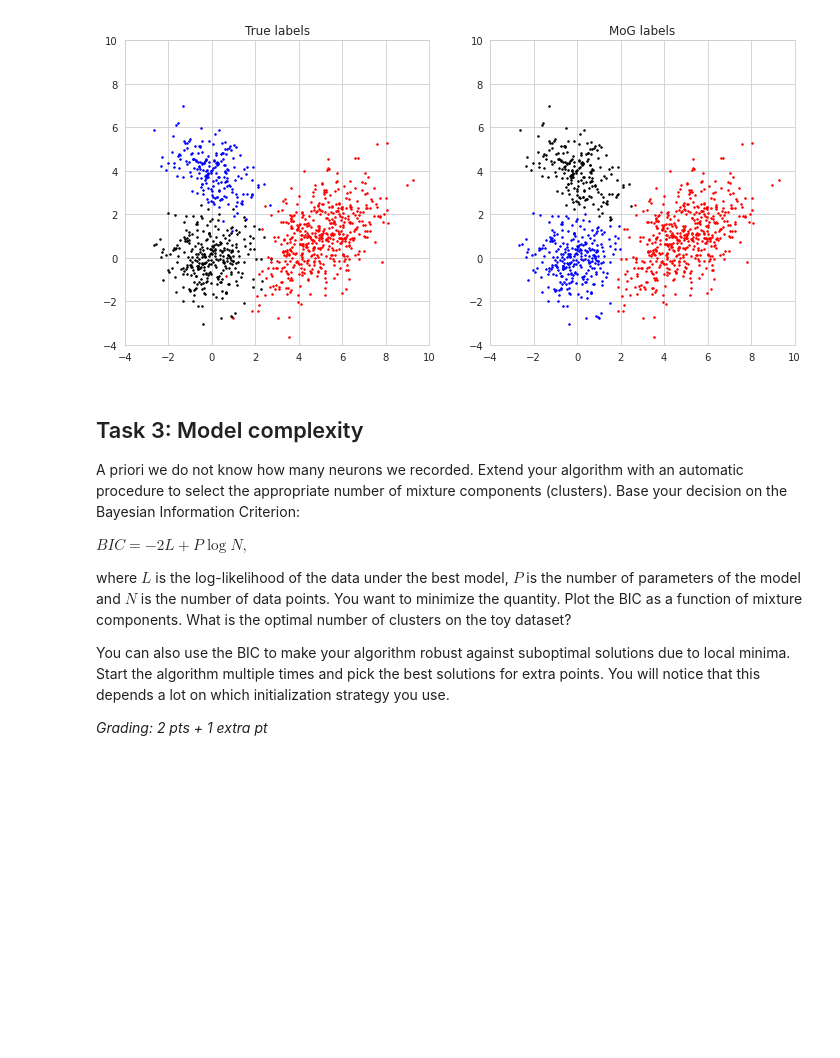
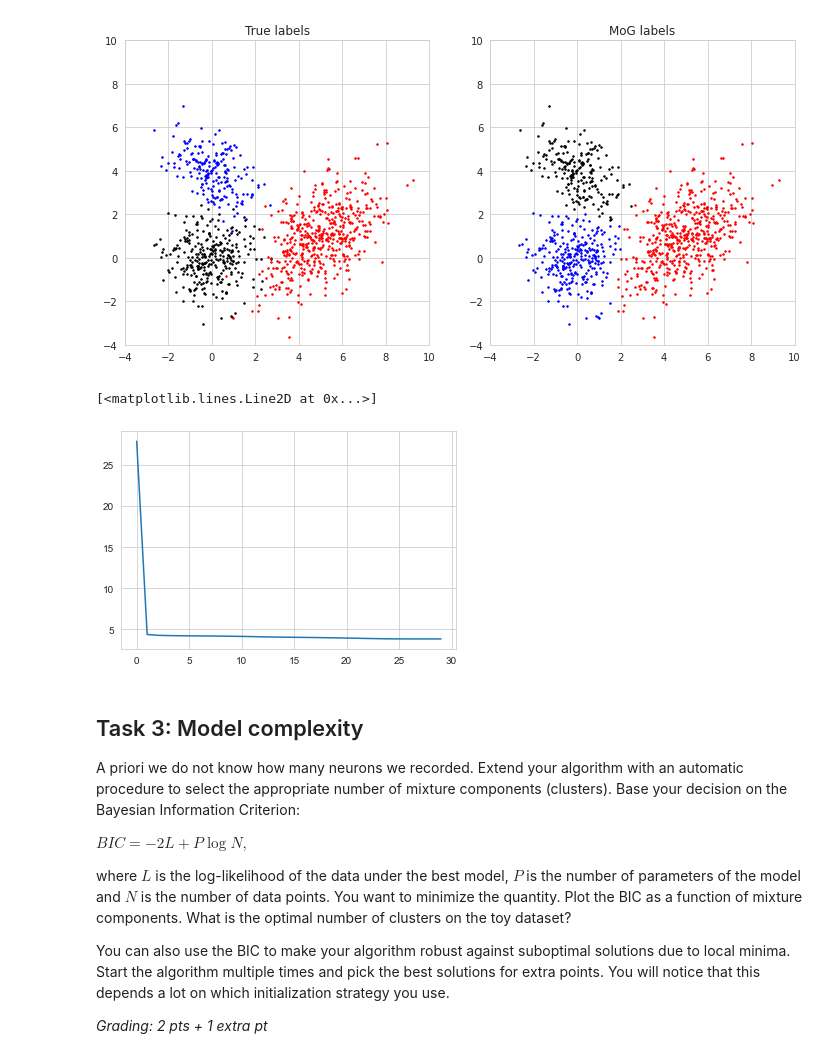
Before and after one commit to mdittschar/NDS, a Jupyter notebook: CodingLab2.ipynb, the cells around one changed output. Cells and saved outputs as stored; diff of their text form; code cells hidden in the pictures; blank space fills up the shorter version.

```diff
--- a/CodingLab2.ipynb
+++ b/CodingLab2.ipynb
@@ -452,5 +421,10 @@ plt.show()
 # %% [markdown]
 ![fig_cl2_t2_0](embedded-picture-1)
+# %%
+plt.plot(-mean_log_prob3)
+# %% [output]
+[<matplotlib.lines.Line2D at 0x...>]
+[figure, added]
 # %% [markdown]
 ## Task 3: Model complexity
 A priori we do not know how many neurons we recorded. Extend your algorithm with an automatic procedure to select the appropriate number of mixture components (clusters). Base your decision on the Bayesian Information Criterion:
```
Also changed, not shown: parts of 42 cells of this notebook.
